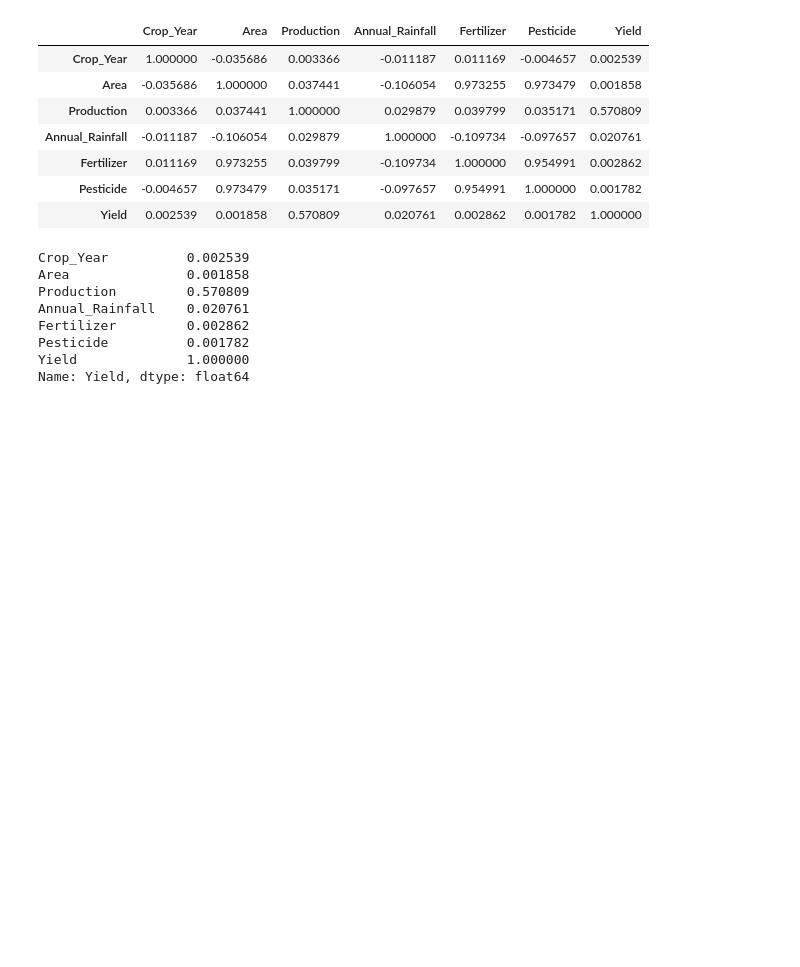
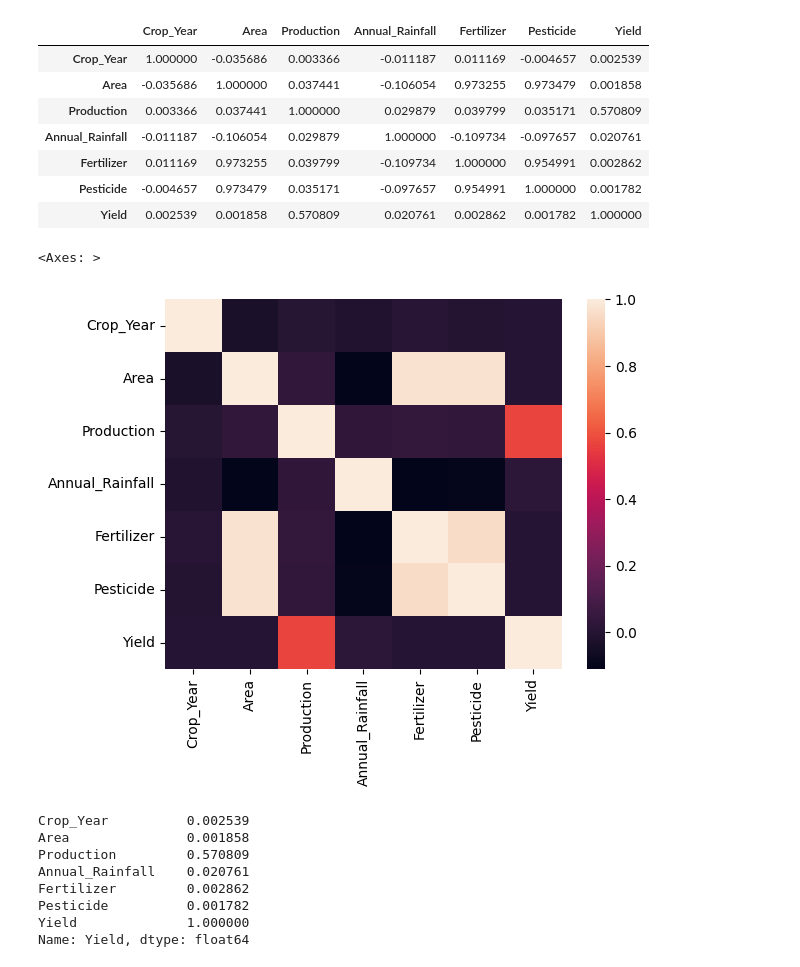
Before and after one commit to Shreya-Mishra-0613/EDA, a Jupyter notebook: eda-1.ipynb, the cells around one changed output. Cells and saved outputs as stored; diff of their text form; code cells hidden in the pictures; blank space fills up the shorter version.

```diff
--- a/eda-1.ipynb
+++ b/eda-1.ipynb
@@ -156,6 +158,11 @@ data.select_dtypes(include=['float64','int64']).corr() #correlation between colu
 | Fertilizer | 0.011169 | 0.973255 | 0.039799 | -0.109734 | 1.000000 | 0.954991 | 0.002862 |
 | Pesticide | -0.004657 | 0.973479 | 0.035171 | -0.097657 | 0.954991 | 1.000000 | 0.001782 |
 | Yield | 0.002539 | 0.001858 | 0.570809 | 0.020761 | 0.002862 | 0.001782 | 1.000000 |
+# %%
+sns.heatmap(data.select_dtypes(include=['float64','int64']).corr())
+# %% [output]
+<Axes: >
+[figure, added]
 # %%
 data.select_dtypes(include=['float64','int64']).corr()['Yield']
 # %% [output]
```
Also changed, not shown: parts of 9 cells of this notebook.
